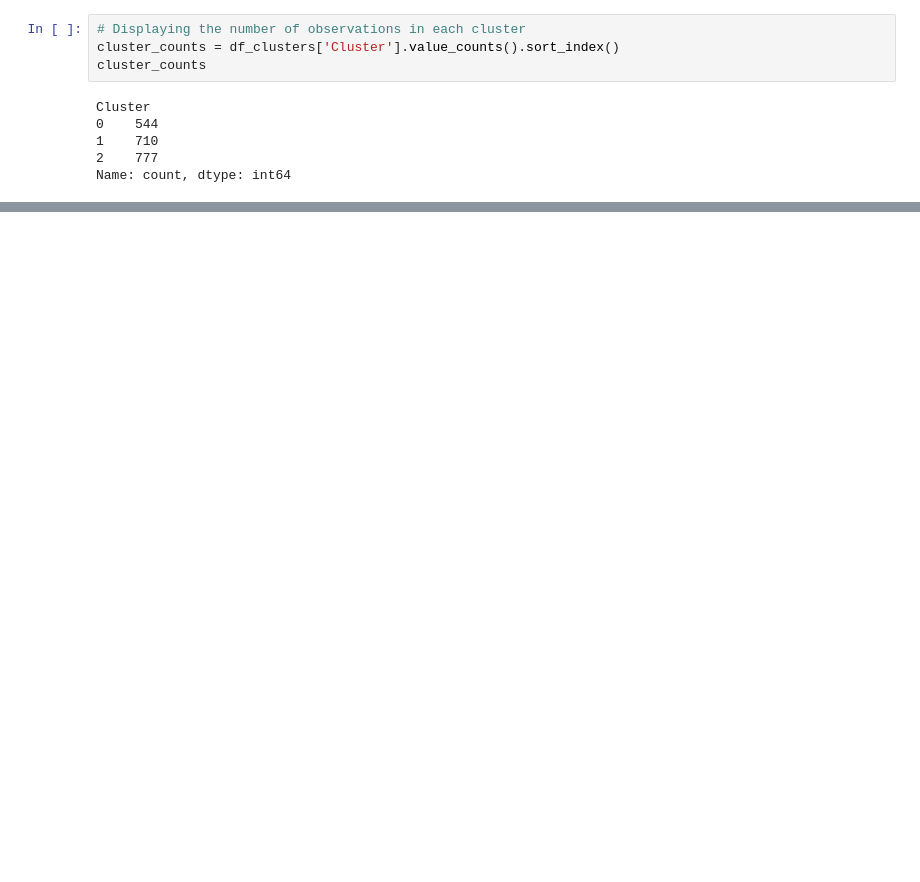
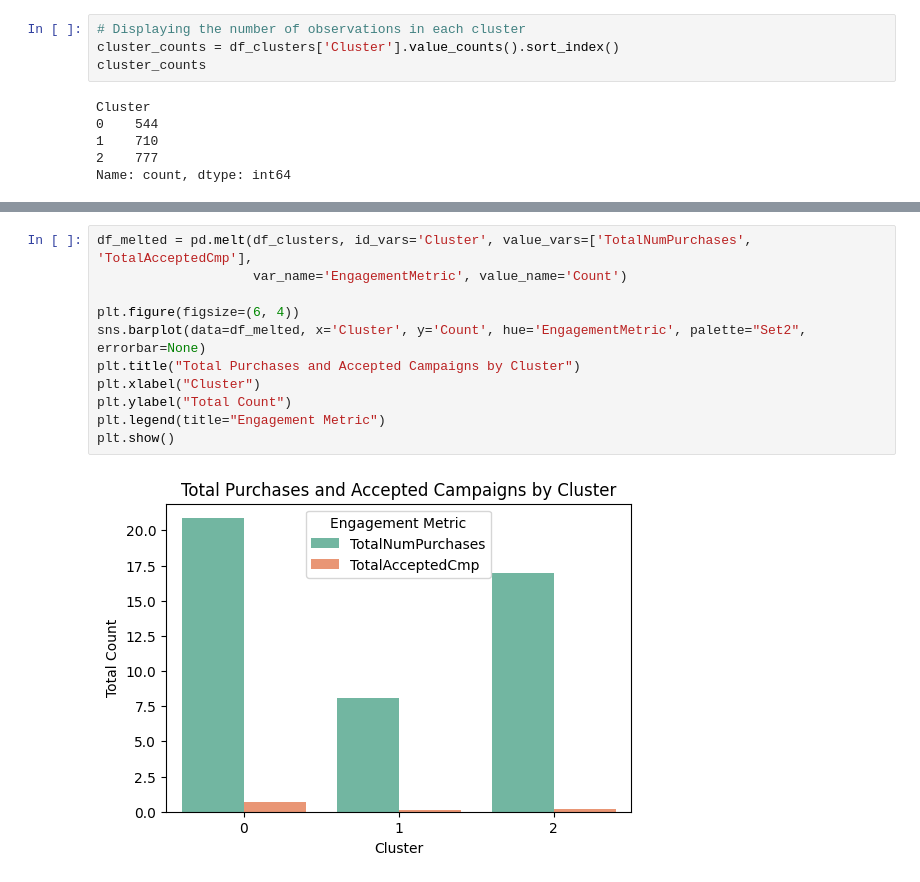
Before and after one commit to mtorella/ClusterAnalysisForBusiness_gp, a Jupyter notebook: main-2.ipynb, the cells around one changed output, grey strips where cells are left out. Cells and saved outputs as stored; diff of their text form; blank space fills up the shorter version.

```diff
--- a/main-2.ipynb
+++ b/main-2.ipynb
@@ -897,0 +886,13 @@ plt.show()
+# %%
+df_melted = pd.melt(df_clusters, id_vars='Cluster', value_vars=['TotalNumPurchases', 'TotalAcceptedCmp'],
+                    var_name='EngagementMetric', value_name='Count')
+
+plt.figure(figsize=(6, 4))
+sns.barplot(data=df_melted, x='Cluster', y='Count', hue='EngagementMetric', palette="Set2", errorbar=None)
+plt.title("Total Purchases and Accepted Campaigns by Cluster")
+plt.xlabel("Cluster")
+plt.ylabel("Total Count")
+plt.legend(title="Engagement Metric")
+plt.show()
+# %% [output]
+[figure, added]
```
Also changed, not shown: parts of 25 cells of this notebook, 2 other files.
